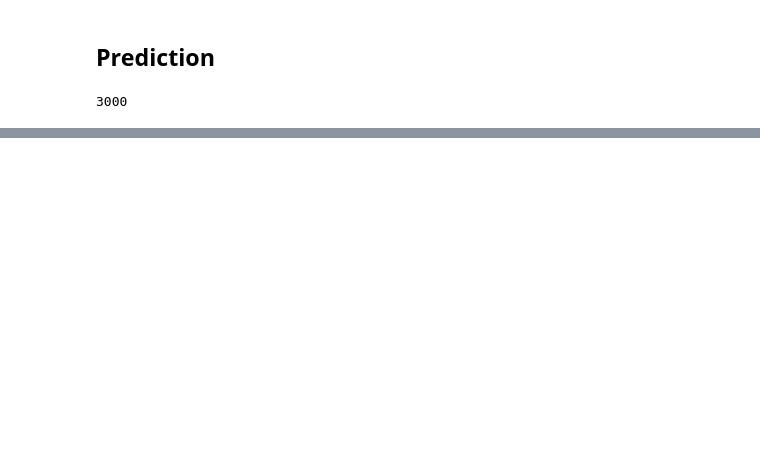
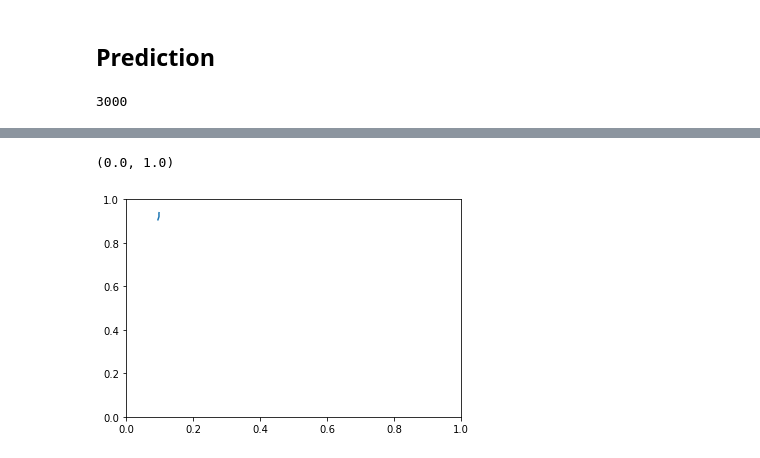
Before and after one commit to AyutoUeda/research, a Jupyter notebook: 1droplet/tcn_for_oscillated.ipynb, the cells around one changed output, grey strips where cells are left out. Cells and saved outputs as stored; diff of their text form; code cells hidden in the pictures; blank space fills up the shorter version.

```diff
--- a/1droplet/tcn_for_oscillated.ipynb
+++ b/1droplet/tcn_for_oscillated.ipynb
@@ -385,0 +429,7 @@ len(gen)
+# %%
+plt.plot(gen[train_size:,0], gen[train_size:,1])
+plt.xlim(0,1)
+plt.ylim(0,1)
+# %% [output]
+(0.0, 1.0)
+[figure, added]
```
Also changed, not shown: parts of 20 cells of this notebook.
